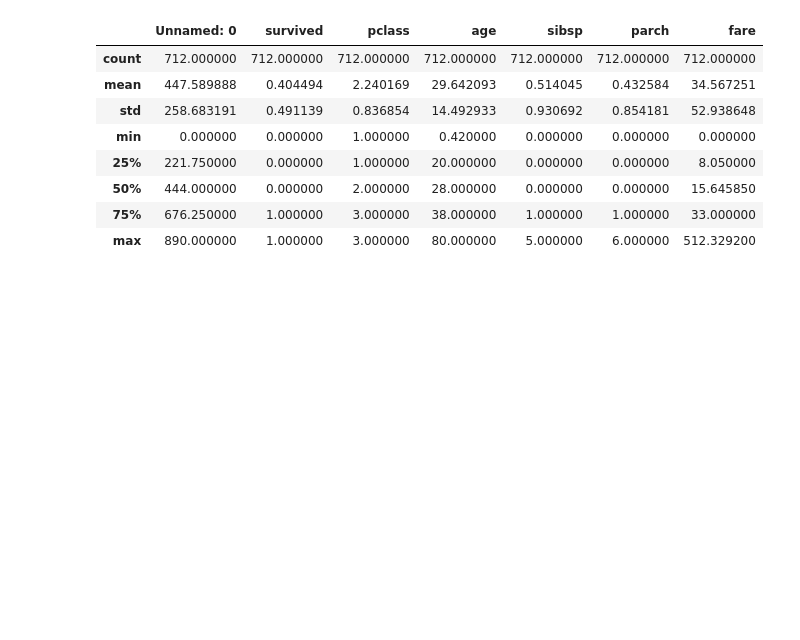
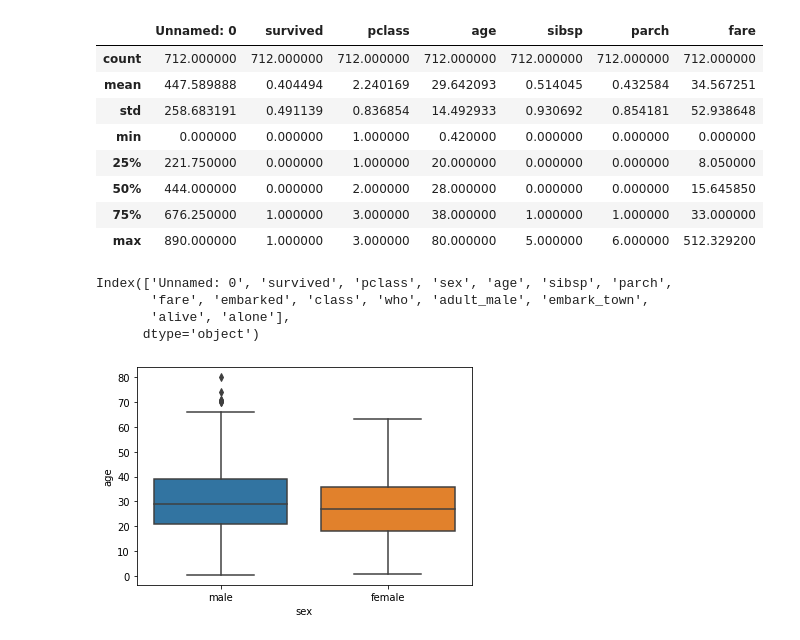
Before and after one commit to DataProfessor695/Begin_files, a Jupyter notebook: EDA_with_py.ipynb, the cells around one changed output. Saved outputs shown, nothing was run; the diff lists cells and outputs as text; code cells hidden in the pictures; blank space fills up the shorter version.

```diff
--- a/EDA_with_py.ipynb
+++ b/EDA_with_py.ipynb
@@ -253,3 +253,15 @@ ks_clean.describe()
 | 50% | 444.000000 | 0.000000 | 2.000000 | 28.000000 | 0.000000 | 0.000000 | 15.645850 |
 | 75% | 676.250000 | 1.000000 | 3.000000 | 38.000000 | 1.000000 | 1.000000 | 33.000000 |
 | max | 890.000000 | 1.000000 | 3.000000 | 80.000000 | 5.000000 | 6.000000 | 512.329200 |
+# %%
+ks_clean.columns
+# %% [output]
+Index(['Unnamed: 0', 'survived', 'pclass', 'sex', 'age', 'sibsp', 'parch',
+       'fare', 'embarked', 'class', 'who', 'adult_male', 'embark_town',
+       'alive', 'alone'],
+      dtype='object')
+# %%
+sns.boxplot(x='sex',y='age',data=ks_clean)
+plt.show()
+# %% [output]
+[figure, added]
```
Also changed, not shown: parts of 35 cells of this notebook.
